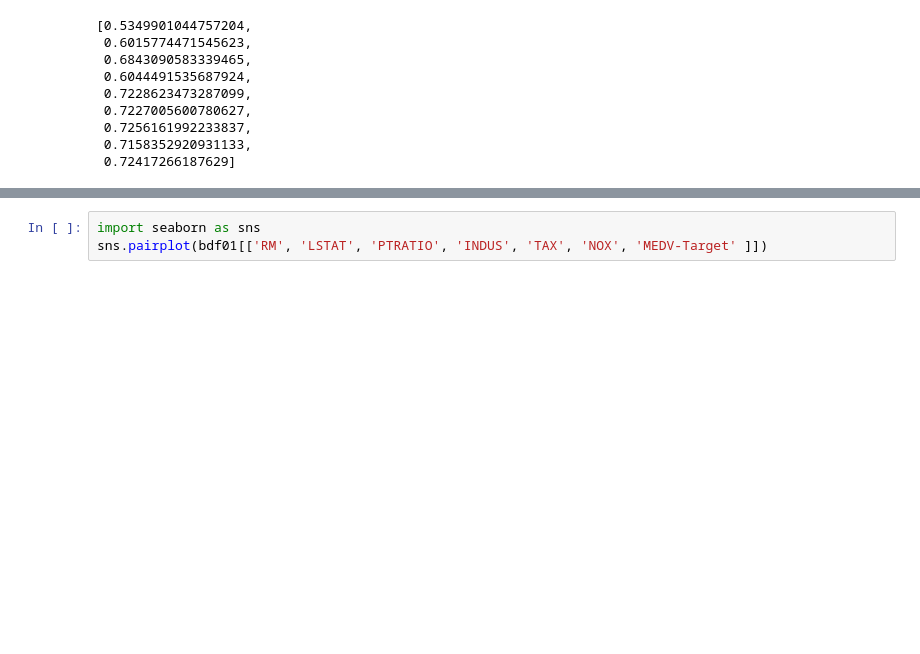
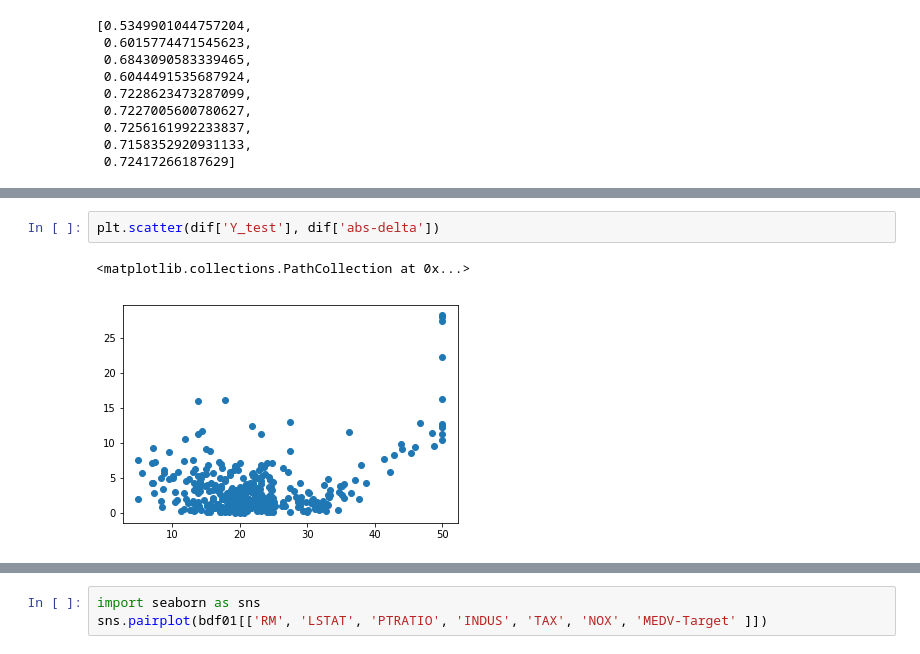
Before and after one commit to livio-grattarola/ProveMachineLearning, a Jupyter notebook: LinearRegression.ipynb, the cells around one changed output, grey strips where cells are left out. Cells and saved outputs as stored; diff of their text form; blank space fills up the shorter version.

```diff
--- a/LinearRegression.ipynb
+++ b/LinearRegression.ipynb
@@ -136,0 +167,5 @@ r2s
+# %%
+plt.scatter(dif['Y_test'], dif['abs-delta'])
+# %% [output]
+<matplotlib.collections.PathCollection at 0x...>
+[figure, added]
```
Also changed, not shown: parts of 8 cells of this notebook.
